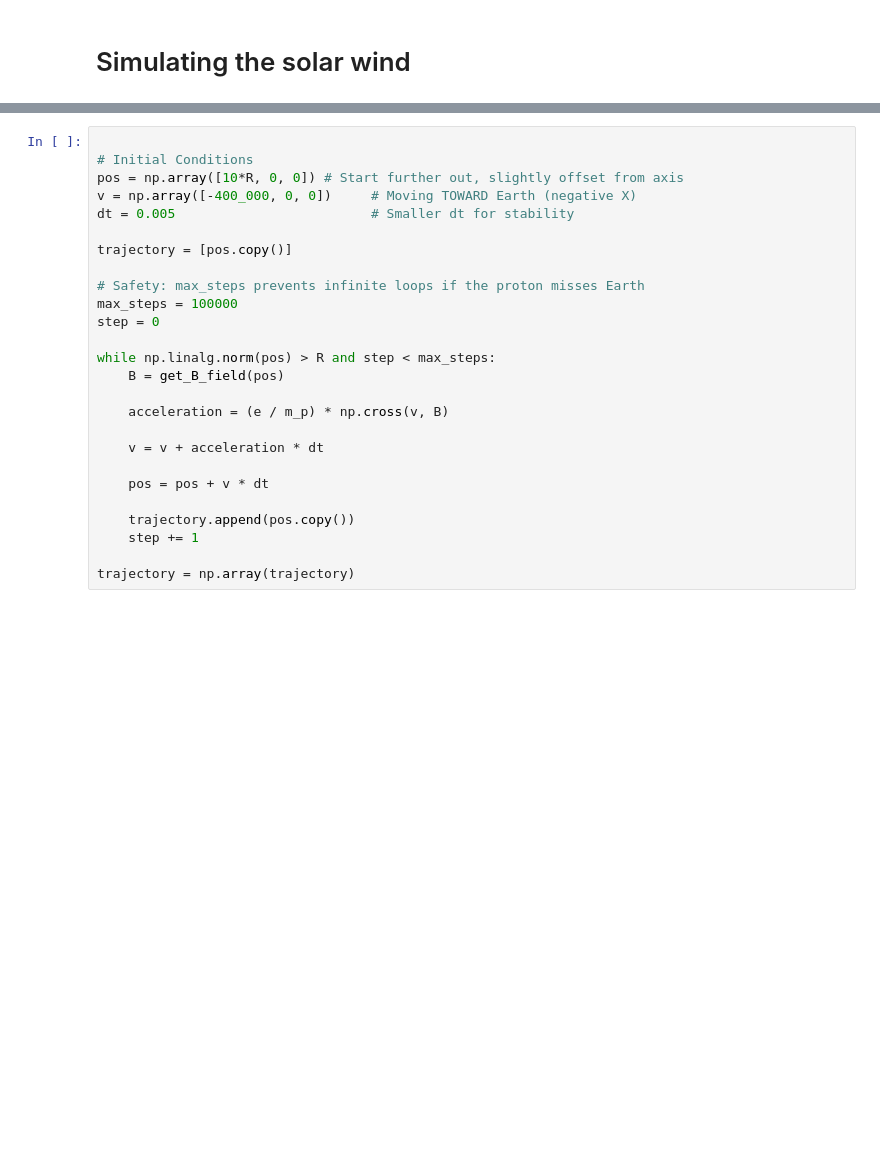
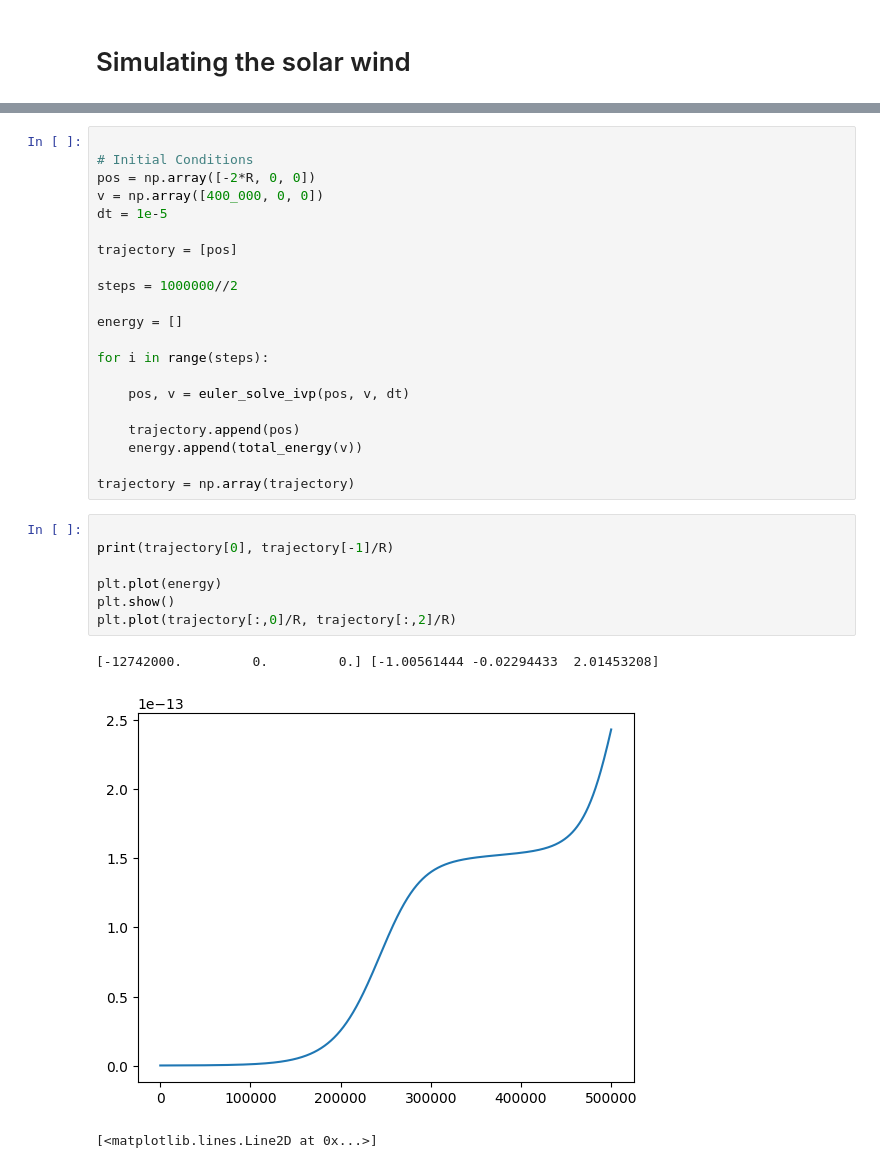
Before and after one commit to MikkelV-K/Nordlys, a Jupyter notebook: simulation.ipynb, the cells around one changed output, grey strips where cells are left out. Cells and saved outputs as stored; diff of their text form; blank space fills up the shorter version.

```diff
--- a/simulation.ipynb
+++ b/simulation.ipynb
@@ -85,26 +90,32 @@ def euler_solve_ivp(pos, v, dt):
 # %%
 
 # Initial Conditions
-pos = np.array([10*R, 0, 0]) # Start further out, slightly offset from axis
-v = np.array([-400_000, 0, 0])     # Moving TOWARD Earth (negative X)
-dt = 0.005                         # Smaller dt for stability
+pos = np.array([-2*R, 0, 0])
+v = np.array([400_000, 0, 0])
+dt = 1e-5
 
-trajectory = [pos.copy()]
+trajectory = [pos]
 
-# Safety: max_steps prevents infinite loops if the proton misses Earth
-max_steps = 100000
-step = 0
+steps = 1000000//2
 
-while np.linalg.norm(pos) > R and step < max_steps:
-    B = get_B_field(pos)
+energy = []
 
-    acceleration = (e / m_p) * np.cross(v, B)
+for i in range(steps):
 
-    v = v + acceleration * dt
+    pos, v = euler_solve_ivp(pos, v, dt)
 
-    pos = pos + v * dt
-
-    trajectory.append(pos.copy())
-    step += 1
+    trajectory.append(pos)
+    energy.append(total_energy(v))
 
 trajectory = np.array(trajectory)
+# %%
+
+print(trajectory[0], trajectory[-1]/R)
+
+plt.plot(energy)
+plt.show()
+plt.plot(trajectory[:,0]/R, trajectory[:,2]/R)
+# %% [output]
+[-12742000.         0.         0.] [-1.00561444 -0.02294433  2.01453208]
+[figure, added]
+[<matplotlib.lines.Line2D at 0x...>]
```
Also changed, not shown: parts of 6 cells of this notebook.
